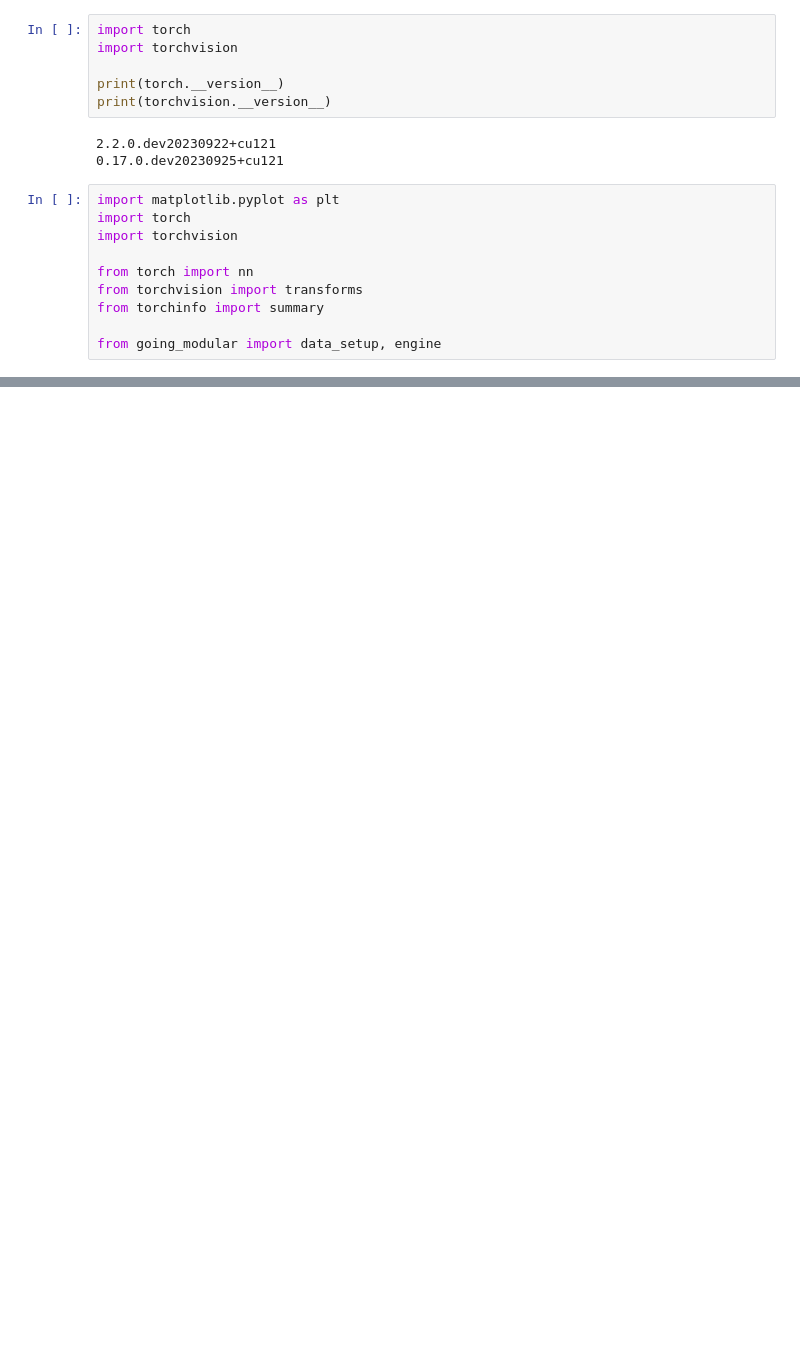
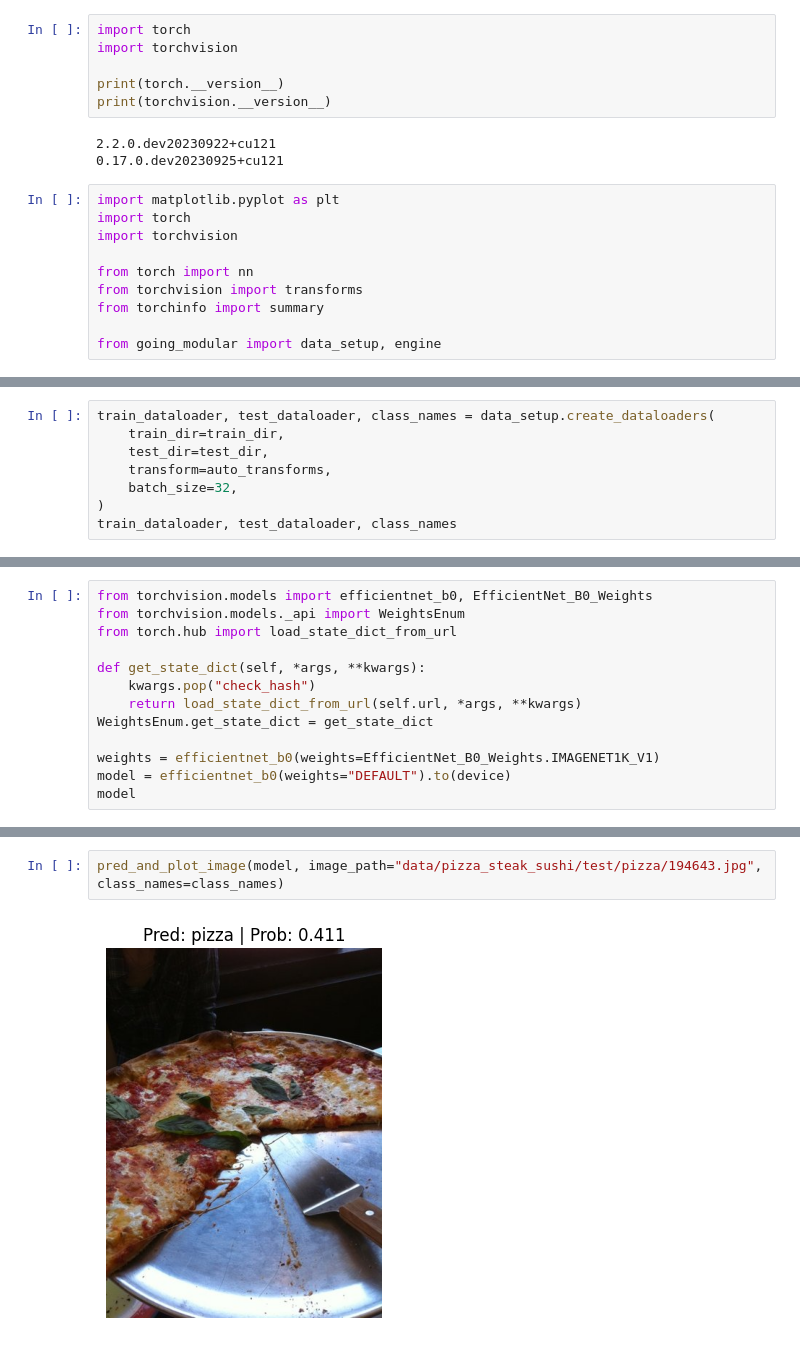
Before and after one commit to SaFaUU/PyTorch_for_DL, a Jupyter notebook: 06_pytorch_transfer_learning.ipynb, the cells around one changed output, grey strips where cells are left out. Cells and saved outputs as stored; diff of their text form; blank space fills up the shorter version.

Commit message:
EfficientNet for Transfer Learning

```diff
--- a/06_pytorch_transfer_learning.ipynb
+++ b/06_pytorch_transfer_learning.ipynb
@@ -38,0 +69,8 @@ train_dir, test_dir
+# %%
+train_dataloader, test_dataloader, class_names = data_setup.create_dataloaders(
+    train_dir=train_dir,
+    test_dir=test_dir,
+    transform=auto_transforms,
+    batch_size=32,
+)
+train_dataloader, test_dataloader, class_names
@@ -38,0 +81,13 @@ train_dir, test_dir
+# %%
+from torchvision.models import efficientnet_b0, EfficientNet_B0_Weights
+from torchvision.models._api import WeightsEnum
+from torch.hub import load_state_dict_from_url
+
+def get_state_dict(self, *args, **kwargs):
+    kwargs.pop("check_hash")
+    return load_state_dict_from_url(self.url, *args, **kwargs)
+WeightsEnum.get_state_dict = get_state_dict
+
+weights = efficientnet_b0(weights=EfficientNet_B0_Weights.IMAGENET1K_V1)
+model = efficientnet_b0(weights="DEFAULT").to(device)
+model
@@ -38,0 +263,4 @@ train_dir, test_dir
+# %%
+pred_and_plot_image(model, image_path="data/pizza_steak_sushi/test/pizza/194643.jpg", class_names=class_names)
+# %% [output]
+[figure, added]
```
Also changed, not shown: parts of 17 cells of this notebook.
